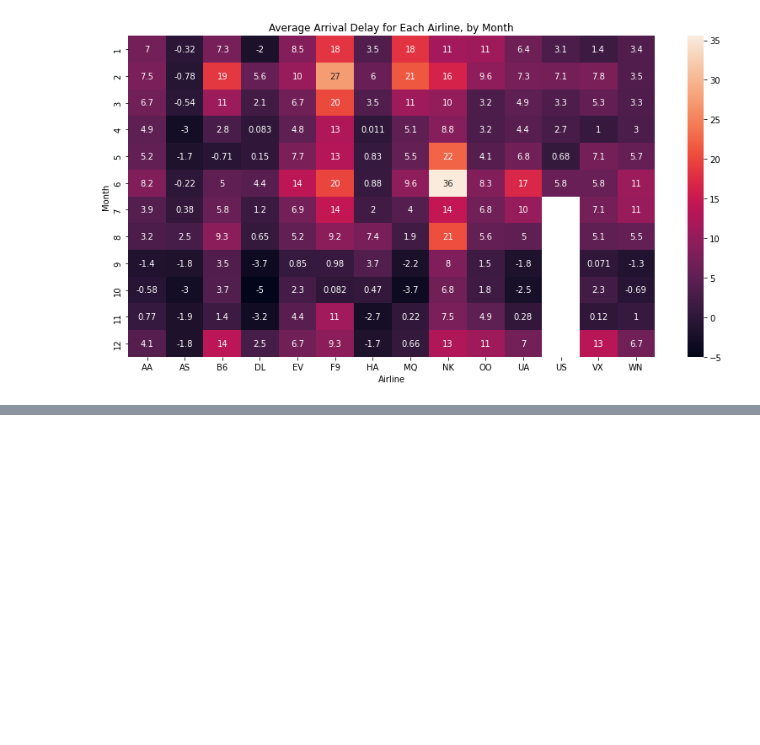
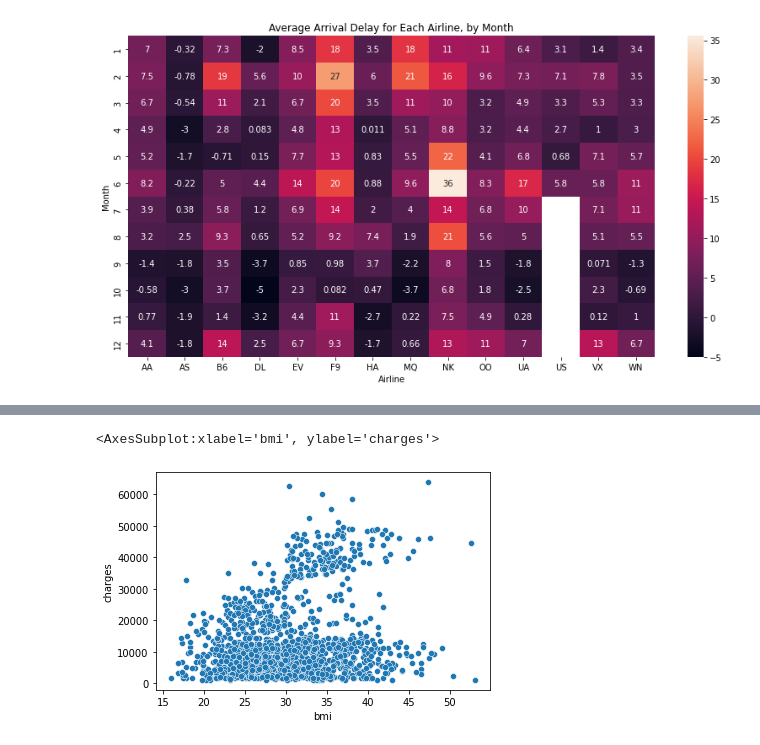
Before and after one commit to hari-viswanathan/learning, a Jupyter notebook: data_visualization.ipynb, the cells around one changed output, grey strips where cells are left out. Saved outputs shown, nothing was run; the diff lists cells and outputs as text; code cells hidden in the pictures; blank space fills up the shorter version.

Commit message:
(misc) Scatter plot, regplot, lmplot, and swarmplot

```diff
--- a/data_visualization.ipynb
+++ b/data_visualization.ipynb
@@ -188,3 +188,5 @@ plt.xlabel("Airline")
 # %% [output]
 Text(0.5, 42.0, 'Airline')
 [figure]
+# %%
+insurance_data = pd.read_csv('./datasets/insurance.csv')
@@ -190,0 +202,5 @@ Text(0.5, 42.0, 'Airline')
+# %%
+sns.scatterplot(x=insurance_data['bmi'], y=insurance_data['charges'])
+# %% [output]
+<AxesSubplot:xlabel='bmi', ylabel='charges'>
+[figure, added]
```
Also changed, not shown: parts of 5 cells of this notebook.
